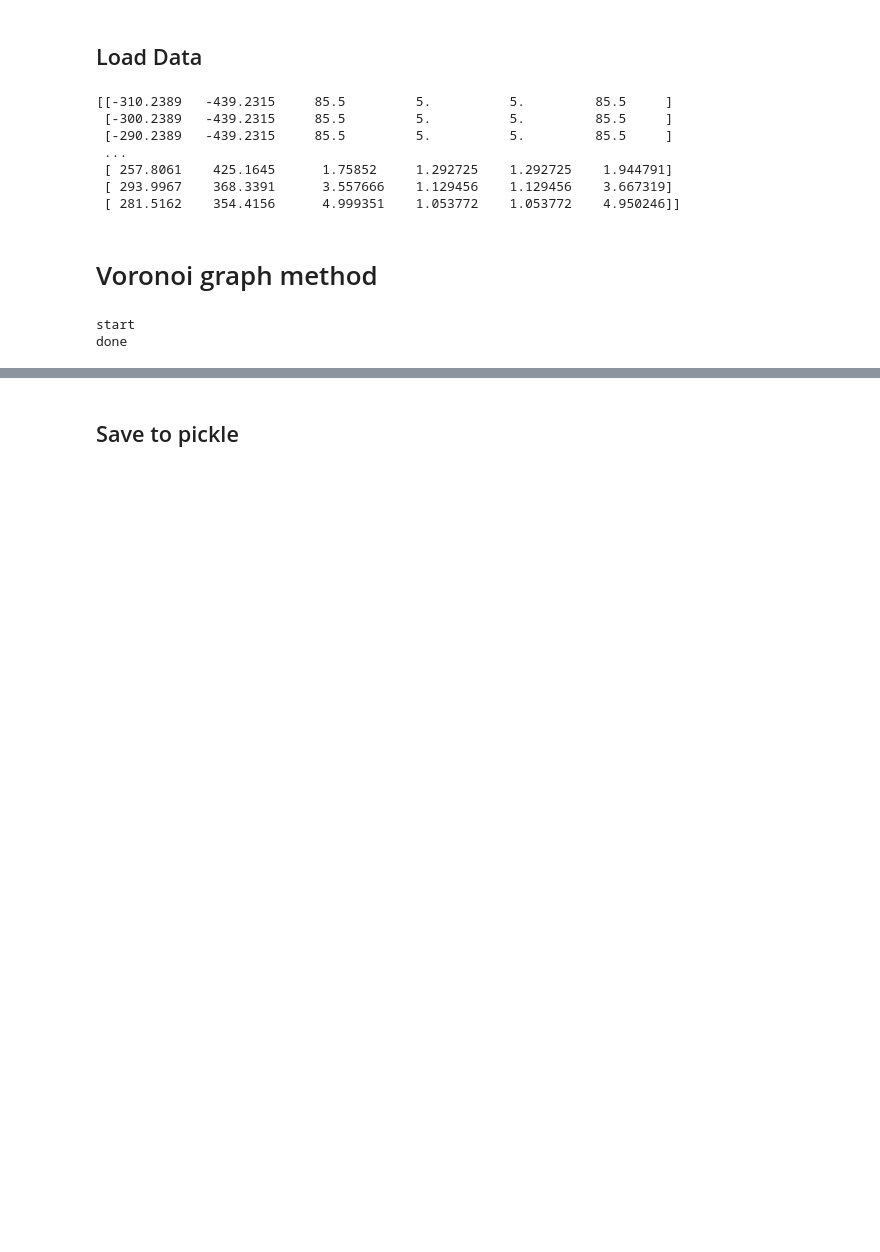
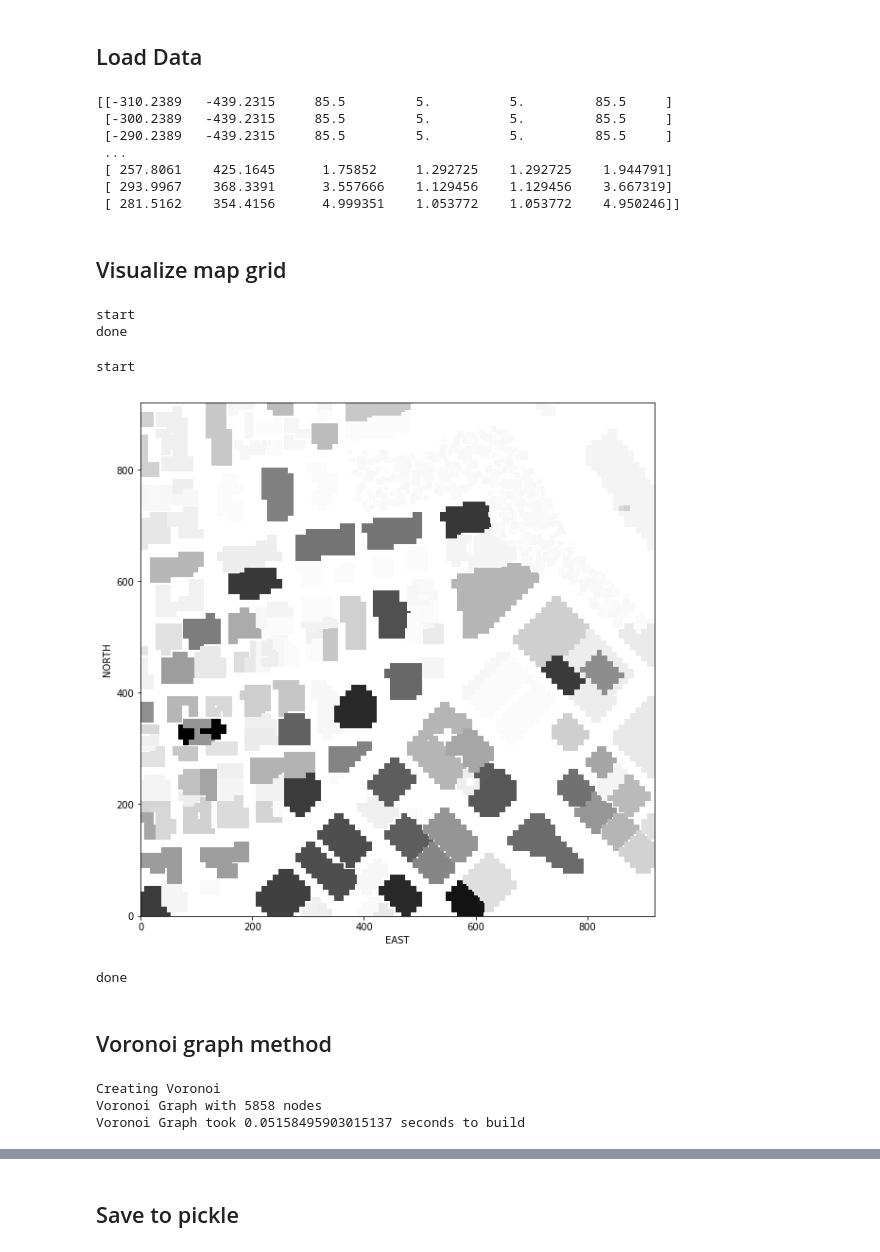
Before and after one commit to edupaz2/FCND-Motion-Planning, a Jupyter notebook: research_voronoi.ipynb, the cells around one changed output, grey strips where cells are left out. Cells and saved outputs as stored; diff of their text form; code cells hidden in the pictures; blank space fills up the shorter version.

Commit message:
feat: Adding research Notebook for medial access method

```diff
--- a/research_voronoi.ipynb
+++ b/research_voronoi.ipynb
@@ -31,16 +31,44 @@ print(data)
  [ 257.8061    425.1645      1.75852     1.292725    1.292725    1.944791]
  [ 293.9967    368.3391      3.557666    1.129456    1.129456    3.667319]
  [ 281.5162    354.4156      4.999351    1.053772    1.053772    4.950246]]
+# %% [markdown]
+## Visualize map grid
+# %%
+print('start')
+drone_altitude = 5
+safety_distance = 3
+grid, points, north_offset, east_offset = create_grid(data, drone_altitude, safety_distance)
+print('done')
+# %% [output]
+start
+done
+# %%
+import matplotlib.pyplot as plt
+print('start')
+# Plot it up!
+fig = plt.figure(figsize=(10,10))
+plt.imshow(grid, origin='lower', cmap='Greys')
+
+plt.xlabel('EAST')
+plt.ylabel('NORTH')
+plt.show()
+print('done')
+# %% [output]
+start
+[figure, added]
+done
 # %% [markdown]
-# Voronoi graph method
+## Voronoi graph method
-# %%
-print('start')
-# Define a flying altitude (feel free to change this)
-drone_altitude = 5
-safety_distance = 3
-grid, points, north_offset, east_offset = create_grid(data, drone_altitude, safety_distance)
-print('done')
-# %% [output]
-start
-done
+# %%
+print('Creating Voronoi')
+# Create a voronoi graph based on location of obstacle centres (2D no height)
+t0 = time.time()
+np_points = np.array(points)
+voronoi_graph = Voronoi(np_points[:,:-1])
+print('Voronoi Graph with {0} nodes'.format(len(voronoi_graph.vertices)))
+print('Voronoi Graph took {0} seconds to build'.format(time.time()-t0))
+# %% [output]
+Creating Voronoi
+Voronoi Graph with 5858 nodes
+Voronoi Graph took 0.05158495903015137 seconds to build
 # %%
```
Also changed, not shown: parts of 7 cells of this notebook, 8 other files.
